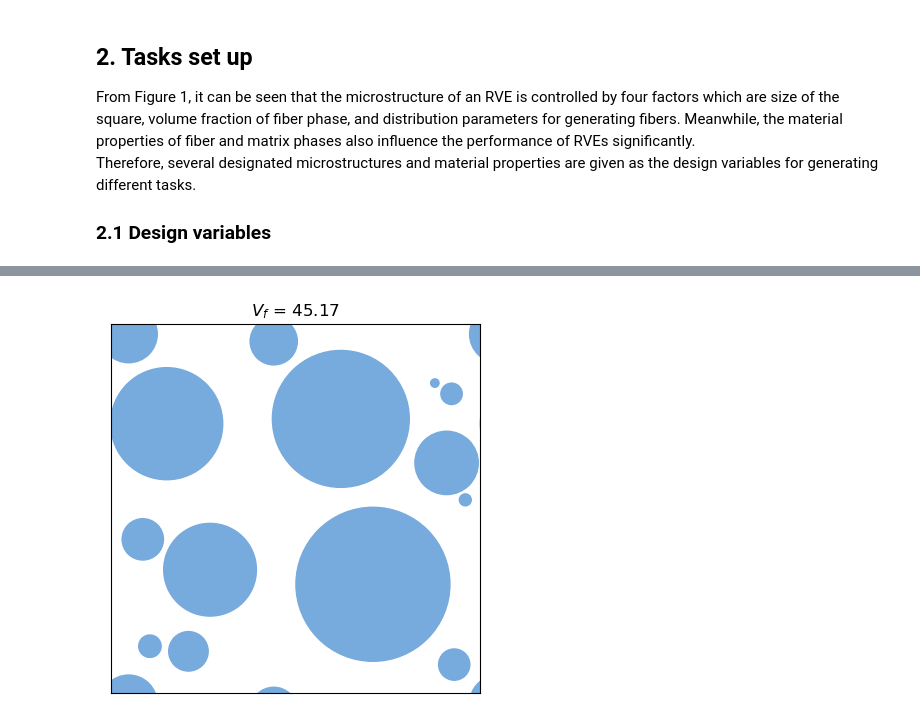
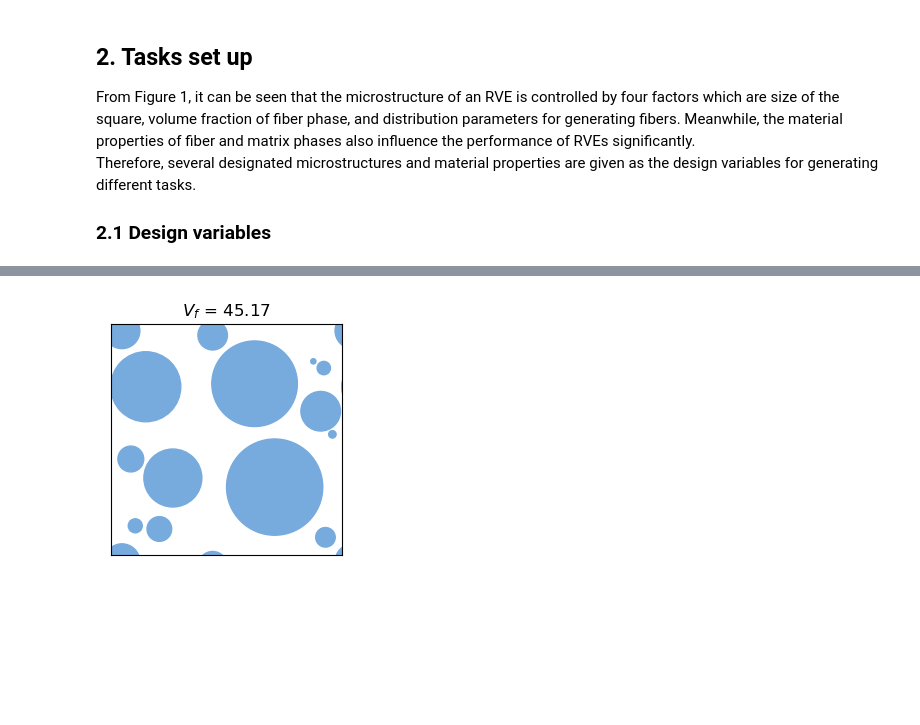
Before and after one commit to bessagroup/rvesimulator, a Jupyter notebook: toturials/cddm_data_generation.ipynb, the cells around one changed output, grey strips where cells are left out. Cells and saved outputs as stored; diff of their text form; code cells hidden in the pictures; blank space fills up the shorter version.

```diff
--- a/toturials/cddm_data_generation.ipynb
+++ b/toturials/cddm_data_generation.ipynb
@@ -51,33 +72,33 @@ from rvesimulator.benchmark_master_functions.two_materials_rve import VonMisesPl
 # %%
 
 # the user can comment/uncoment the code to generate microstructures for configuration (a)~(c)
 size = 0.048
 # parameters for configuration (a)
 radius_mu = 0.01
 radius_std = 0.005
 vol_fraction = 0.45
 # parameters for configuration (b)
 # radius_mu = 0.003
 # radius_std = 0.0
 # vol_fraction = 0.30
 # parameters for configuration (c)
 # radius_mu = 0.0015
 # radius_std = 0.0003
 # vol_fraction = 0.15
 
 
 # initialize the microstructure generator
 microstructrue_generator = CircleParticles(length=size,
                                            width=size,
                                            radius_mu=radius_mu,
                                            radius_std=radius_std,
                                            vol_req=vol_fraction)
 microstructrue_generator.generate_microstructure(seed=17)
-microstructrue_generator.plot_microstructure()
+microstructrue_generator.plot_microstructure(figsize=(3,3) ,save_figure=False)
 
 # it is noted that the micro-structure might be different on different device because of the influence of seed
 # %% [output]
-[figure, old version]
+[figure, new version]
 # %% [markdown]
 #### 2.2.1  material properties for matrix and fiber phases
 1. matrix material property configurations
```
Also changed, not shown: parts of 14 cells of this notebook.
